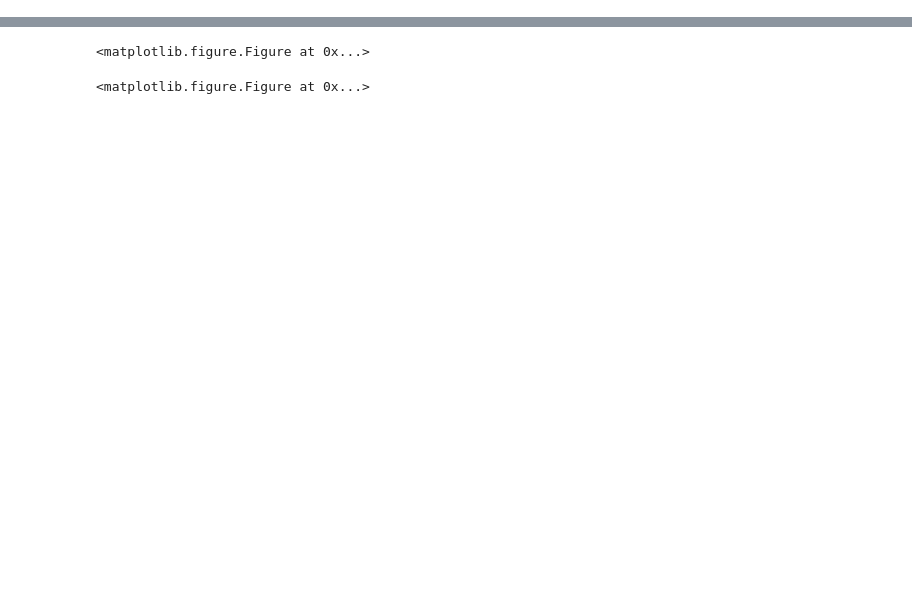
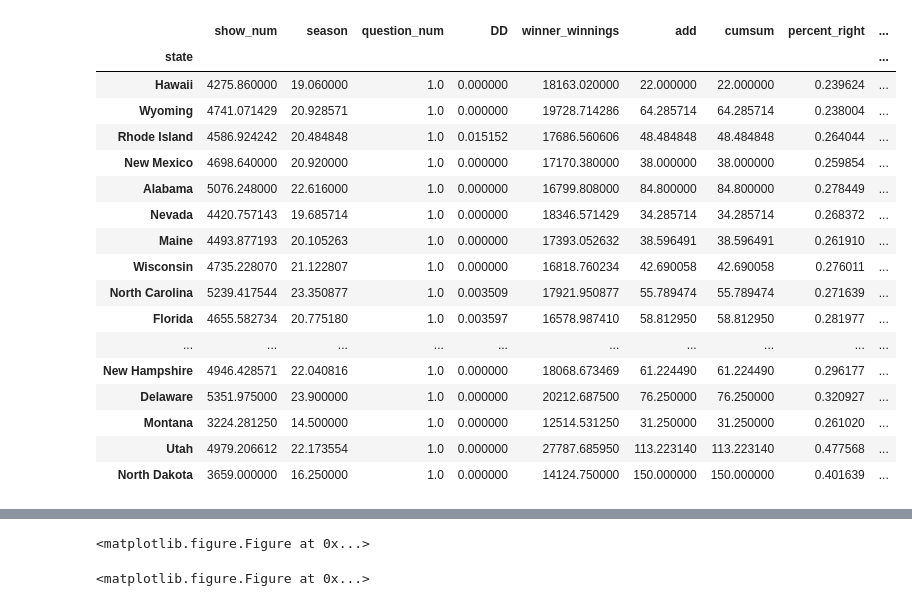
Before and after one commit to isaaclayton/jeopardy_project, a Jupyter notebook: dataviz_sandbox.ipynb, the cells around one changed output, grey strips where cells are left out. Saved outputs shown, nothing was run; the diff lists cells and outputs as text; code cells hidden in the pictures; blank space fills up the shorter version.

```diff
--- a/dataviz_sandbox.ipynb
+++ b/dataviz_sandbox.ipynb
@@ -369,0 +594,21 @@ unique_jobs.sort(key=operator.itemgetter(1), reverse=True)
+# %%
+mean_state_values.sort_values(by='percent_attempted_correct')
+# %% [output]
+|  | show_num | season | question_num | DD | winner_winnings | add | cumsum | percent_right | ... |
+| state |  |  |  |  |  |  |  |  | ... |
+| Hawaii | 4275.860000 | 19.060000 | 1.0 | 0.000000 | 18163.020000 | 22.000000 | 22.000000 | 0.239624 | ... |
+| Wyoming | 4741.071429 | 20.928571 | 1.0 | 0.000000 | 19728.714286 | 64.285714 | 64.285714 | 0.238004 | ... |
+| Rhode Island | 4586.924242 | 20.484848 | 1.0 | 0.015152 | 17686.560606 | 48.484848 | 48.484848 | 0.264044 | ... |
+| New Mexico | 4698.640000 | 20.920000 | 1.0 | 0.000000 | 17170.380000 | 38.000000 | 38.000000 | 0.259854 | ... |
+| Alabama | 5076.248000 | 22.616000 | 1.0 | 0.000000 | 16799.808000 | 84.800000 | 84.800000 | 0.278449 | ... |
+| Nevada | 4420.757143 | 19.685714 | 1.0 | 0.000000 | 18346.571429 | 34.285714 | 34.285714 | 0.268372 | ... |
+| Maine | 4493.877193 | 20.105263 | 1.0 | 0.000000 | 17393.052632 | 38.596491 | 38.596491 | 0.261910 | ... |
+| Wisconsin | 4735.228070 | 21.122807 | 1.0 | 0.000000 | 16818.760234 | 42.690058 | 42.690058 | 0.276011 | ... |
+| North Carolina | 5239.417544 | 23.350877 | 1.0 | 0.003509 | 17921.950877 | 55.789474 | 55.789474 | 0.271639 | ... |
+| Florida | 4655.582734 | 20.775180 | 1.0 | 0.003597 | 16578.987410 | 58.812950 | 58.812950 | 0.281977 | ... |
+| ... | ... | ... | ... | ... | ... | ... | ... | ... | ... |
+| New Hampshire | 4946.428571 | 22.040816 | 1.0 | 0.000000 | 18068.673469 | 61.224490 | 61.224490 | 0.296177 | ... |
+| Delaware | 5351.975000 | 23.900000 | 1.0 | 0.000000 | 20212.687500 | 76.250000 | 76.250000 | 0.320927 | ... |
+| Montana | 3224.281250 | 14.500000 | 1.0 | 0.000000 | 12514.531250 | 31.250000 | 31.250000 | 0.261020 | ... |
+| Utah | 4979.206612 | 22.173554 | 1.0 | 0.000000 | 27787.685950 | 113.223140 | 113.223140 | 0.477568 | ... |
+| North Dakota | 3659.000000 | 16.250000 | 1.0 | 0.000000 | 14124.750000 | 150.000000 | 150.000000 | 0.401639 | ... |
```
Also changed, not shown: parts of 75 cells of this notebook.
